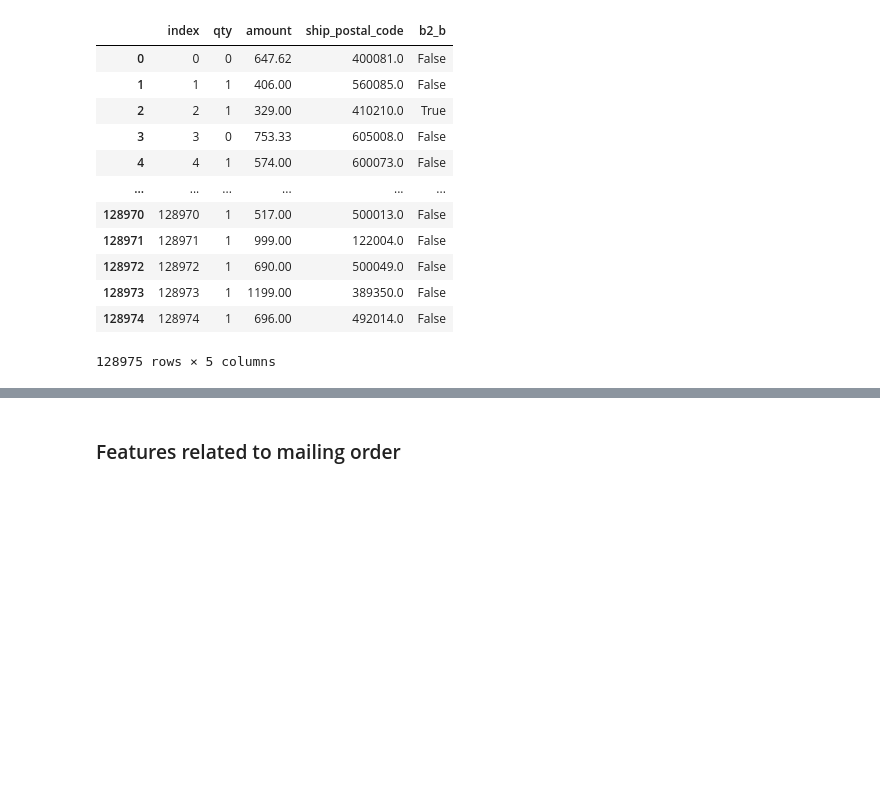
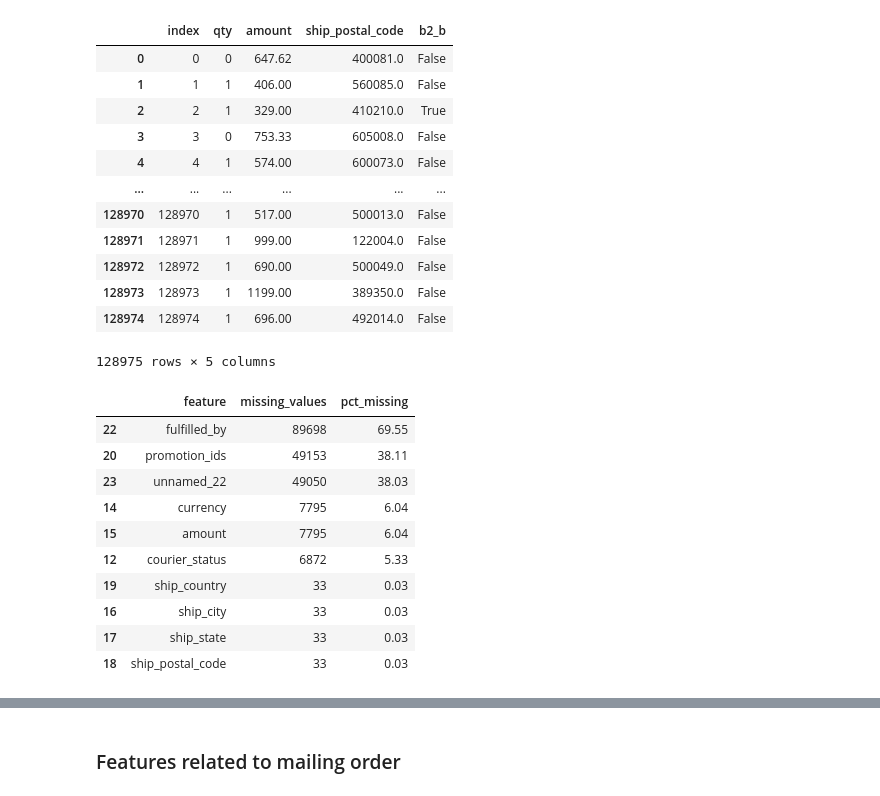
Before and after one commit to marlon-cooh/sklearn, a Jupyter notebook: projects/e-commerce.ipynb, the cells around one changed output, grey strips where cells are left out. Drawn from its saved outputs; the diff is of its cells as text; code cells hidden in the pictures; blank space fills up the shorter version.

```diff
--- a/projects/e-commerce.ipynb
+++ b/projects/e-commerce.ipynb
@@ -101,3 +101,32 @@ data.select_dtypes(include=['int', 'bool', 'float'])
 | 128973 | 128973 | 1 | 1199.00 | 389350.0 | False |
 | 128974 | 128974 | 1 | 696.00 | 492014.0 | False |
 128975 rows × 5 columns
+# %%
+(
+    data.isna()
+    .sum()
+    .reset_index()
+    .rename(
+        columns={
+            "index" : "feature",
+            0 : "missing_values"
+        }
+    )
+    .sort_values(by="missing_values", ascending=False)
+    .iloc[:10, :]
+    .assign(
+            pct_missing = lambda df: round((df.missing_values / data.shape[0])*100, 2)
+    )
+)
+# %% [output]
+|  | feature | missing_values | pct_missing |
+| 22 | fulfilled_by | 89698 | 69.55 |
+| 20 | promotion_ids | 49153 | 38.11 |
+| 23 | unnamed_22 | 49050 | 38.03 |
+| 14 | currency | 7795 | 6.04 |
+| 15 | amount | 7795 | 6.04 |
+| 12 | courier_status | 6872 | 5.33 |
+| 19 | ship_country | 33 | 0.03 |
+| 16 | ship_city | 33 | 0.03 |
+| 17 | ship_state | 33 | 0.03 |
+| 18 | ship_postal_code | 33 | 0.03 |
```
Also changed, not shown: parts of 10 cells of this notebook, 1 other file.
